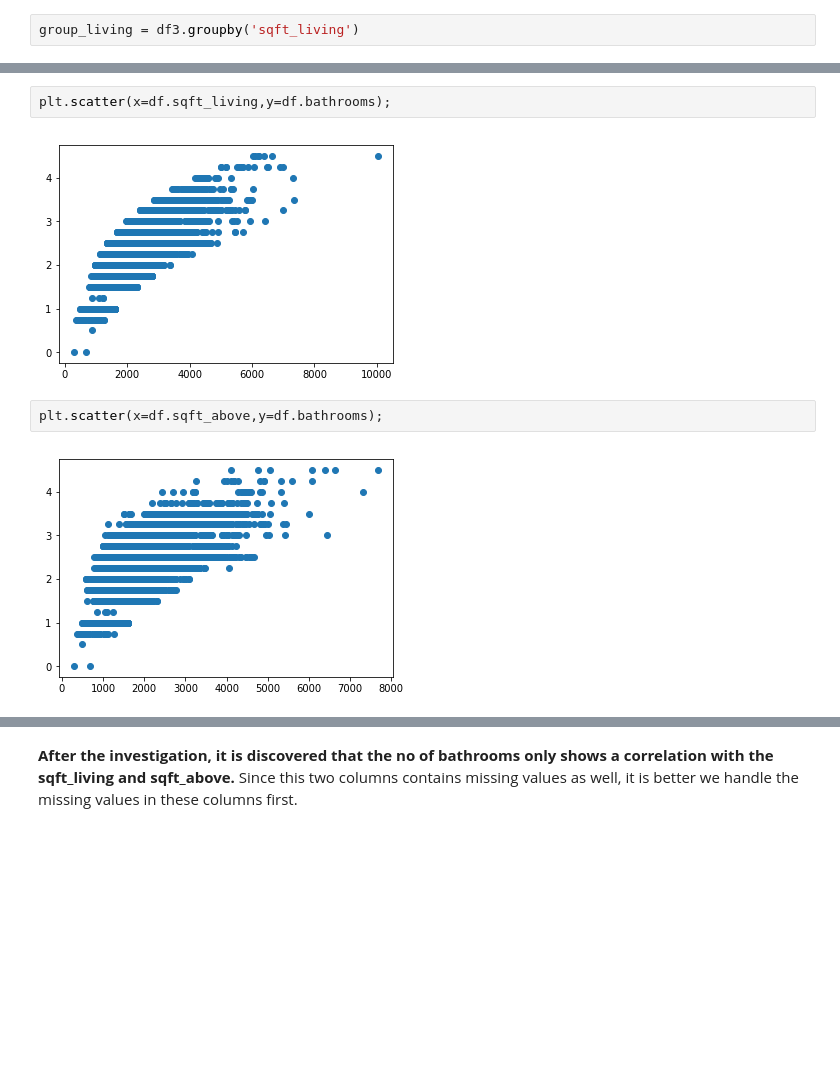
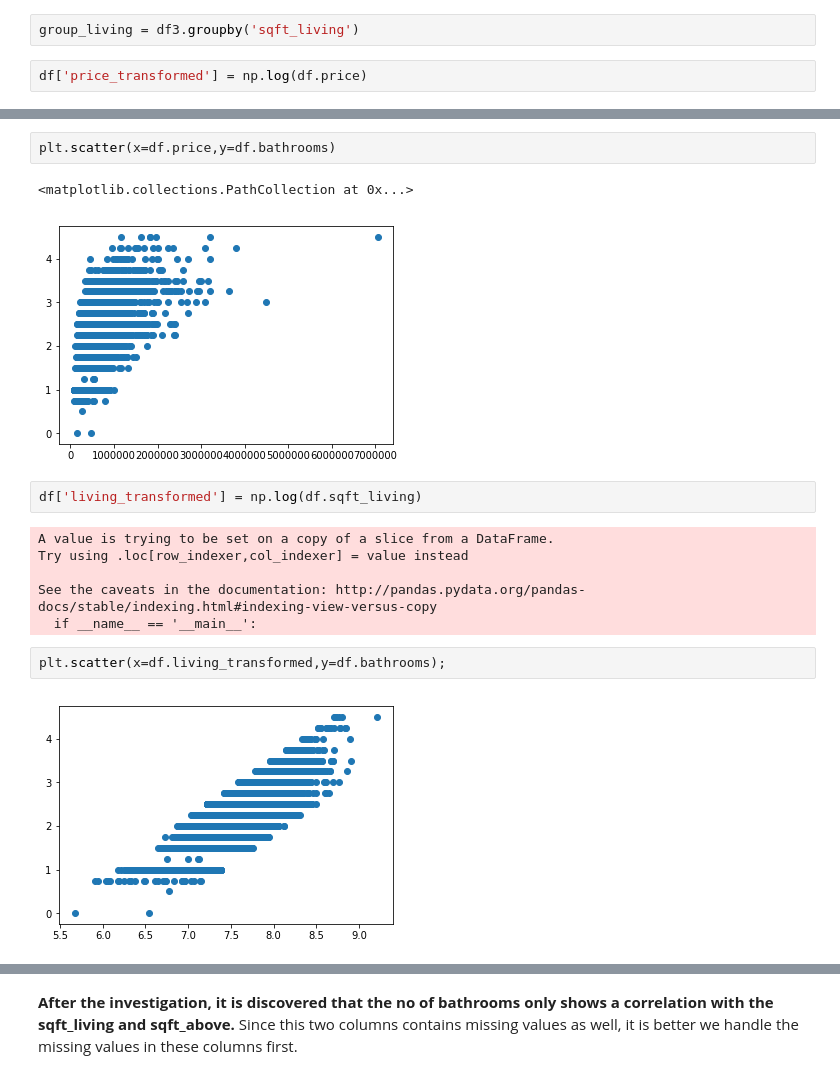
Before and after one commit to zby0902/Monash_2018_S1, a Jupyter notebook: FIT5196_Data_Wrangling/Assign2/task3_missing_imputation.ipynb, the cells around one changed output, grey strips where cells are left out. Saved outputs shown, nothing was run; the diff lists cells and outputs as text; blank space fills up the shorter version.

```diff
--- a/FIT5196_Data_Wrangling/Assign2/task3_missing_imputation.ipynb
+++ b/FIT5196_Data_Wrangling/Assign2/task3_missing_imputation.ipynb
@@ -84,3 +84,5 @@ df3.head()
 df = df3[~df3.bathrooms.isna()]
 # %%
 group_living = df3.groupby('sqft_living')
+# %%
+df['price_transformed'] = np.log(df.price)
@@ -87,8 +100,17 @@ group_living = df3.groupby('sqft_living')
 # %%
-plt.scatter(x=df.sqft_living,y=df.bathrooms);
+plt.scatter(x=df.price,y=df.bathrooms)
 # %% [output]
+<matplotlib.collections.PathCollection at 0x...>
-[figure, old version]
+[figure, new version]
+# %%
+df['living_transformed'] = np.log(df.sqft_living)
+# %% [output]
+A value is trying to be set on a copy of a slice from a DataFrame.
+Try using .loc[row_indexer,col_indexer] = value instead
+
+See the caveats in the documentation: http://pandas.pydata.org/pandas-docs/stable/indexing.html#indexing-view-versus-copy
+  if __name__ == '__main__':
 # %%
-plt.scatter(x=df.sqft_above,y=df.bathrooms);
+plt.scatter(x=df.living_transformed,y=df.bathrooms);
 # %% [output]
-[figure, old version]
+[figure, new version]
```
Also changed, not shown: parts of 4 cells of this notebook.
